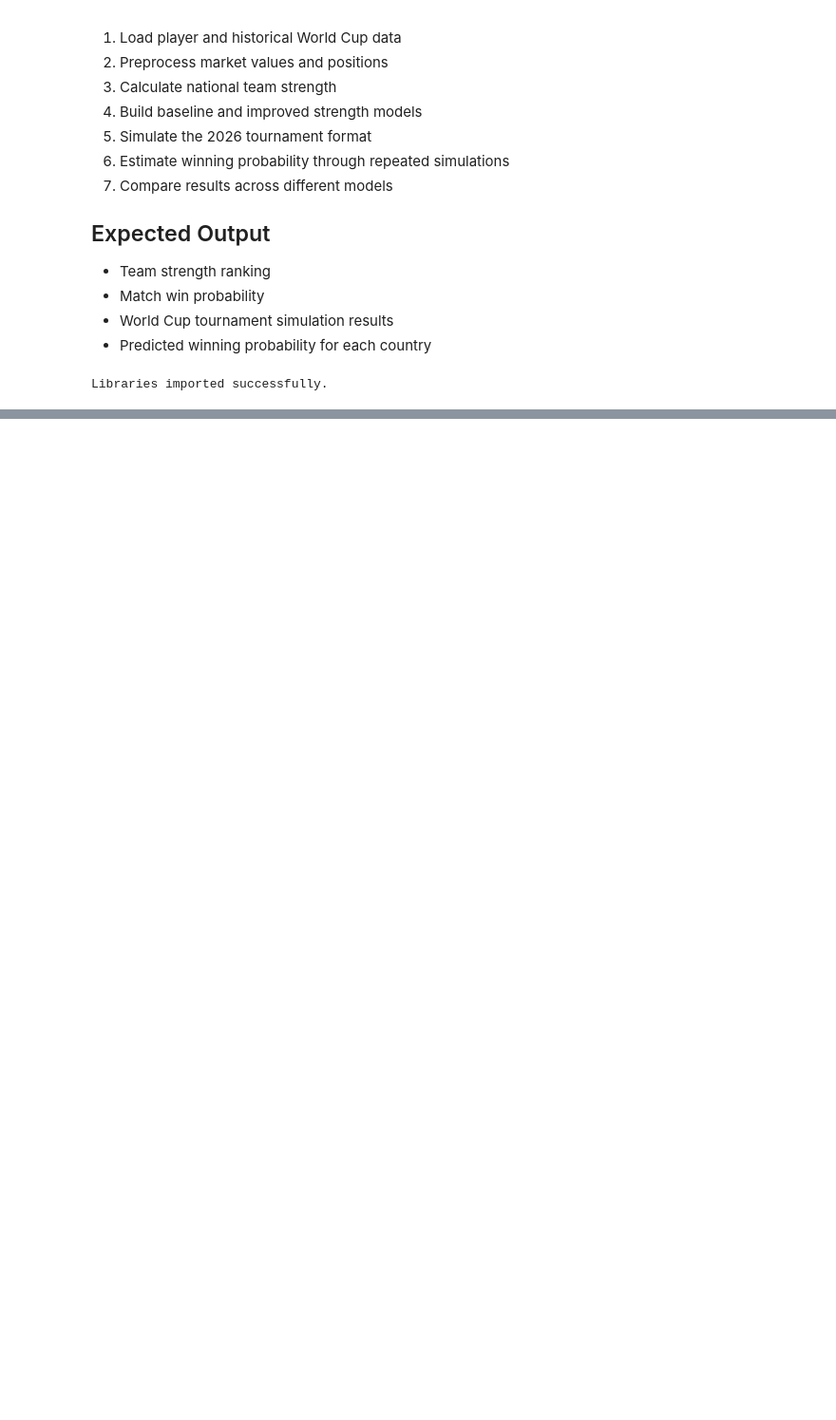
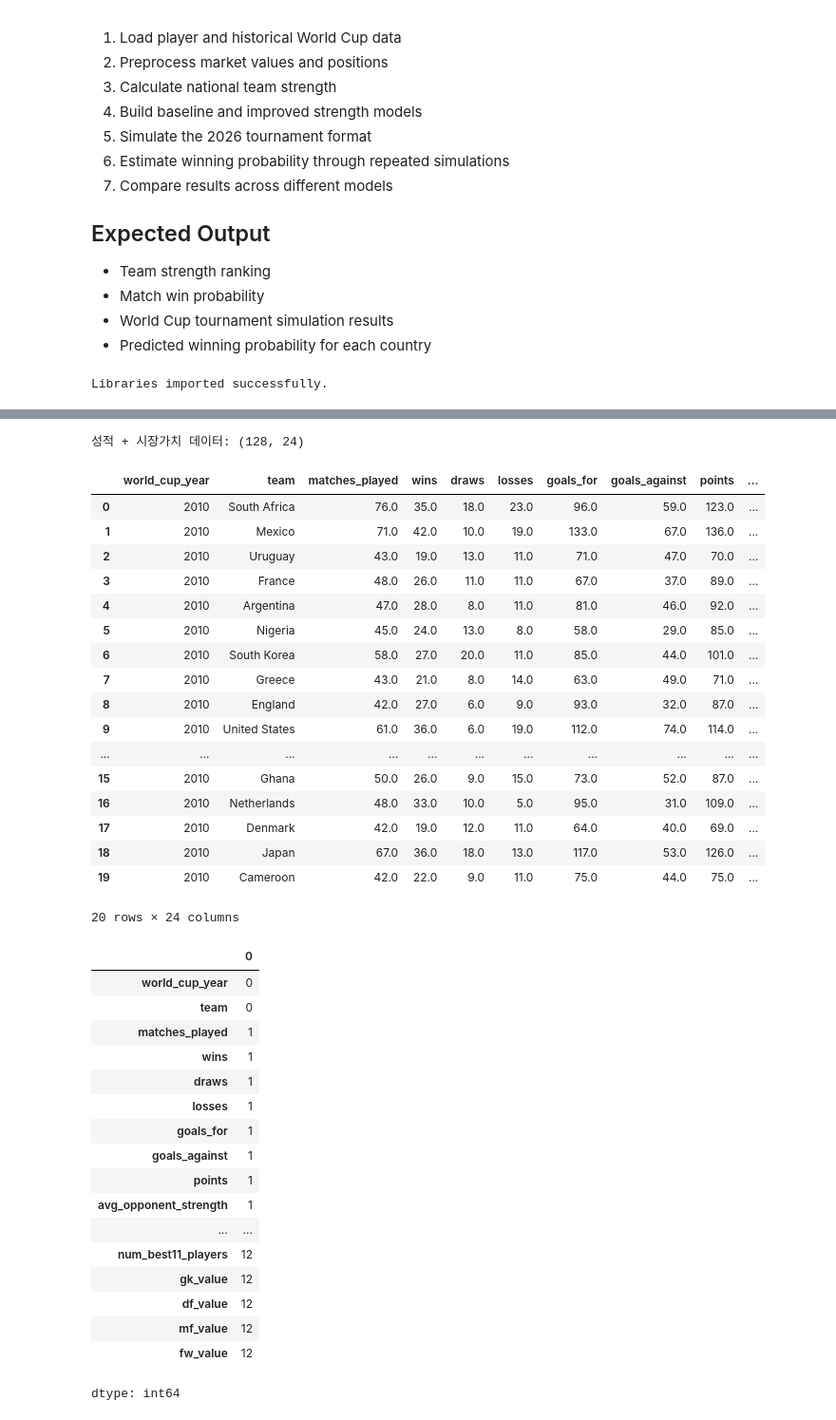
Before and after one commit to seop-byte/worldcup-2026-winner-prediction, a Jupyter notebook: worldcup_2026_prediction.ipynb, the cells around one changed output, grey strips where cells are left out. Shown at 95% size. Drawn from its saved outputs; the diff is of its cells as text; code cells hidden in the pictures; blank space fills up the shorter version.

```diff
--- a/worldcup_2026_prediction.ipynb
+++ b/worldcup_2026_prediction.ipynb
@@ -35,0 +357,15 @@ Libraries imported successfully.
+# %%
+# 특정 월드컵 기준일 이전의 선수별 최신 시장가치 가져오기
+
+def get_latest_values_before_cutoff(df, cutoff_date, wc_year):
+    cutoff_date = pd.to_datetime(cutoff_date)
+
+    temp = df[df["date"] <= cutoff_date].copy()
+
+    # 선수별로 기준일 이전 가장 최근 시장가치만 남김
+    temp = temp.sort_values(["player_id", "date"])
+    latest = temp.groupby("player_id").tail(1).copy()
+
+    latest["world_cup_year"] = wc_year
+
+    return latest
@@ -35,0 +782,52 @@ Libraries imported successfully.
+# %%
+# 월드컵 참가국 기준으로 시장가치 데이터 다시 붙이기
+
+final_base = team_stats_wc.merge(
+    all_market_values,
+    on=["world_cup_year", "team"],
+    how="left"
+)
+
+print("성적 + 시장가치 데이터:", final_base.shape)
+display(final_base.head(20))
+
+# 결측치 확인
+display(final_base.isnull().sum())
+# %% [output]
+성적 + 시장가치 데이터: (128, 24)
+|  | world_cup_year | team | matches_played | wins | draws | losses | goals_for | goals_against | points | ... |
+| 0 | 2010 | South Africa | 76.0 | 35.0 | 18.0 | 23.0 | 96.0 | 59.0 | 123.0 | ... |
+| 1 | 2010 | Mexico | 71.0 | 42.0 | 10.0 | 19.0 | 133.0 | 67.0 | 136.0 | ... |
+| 2 | 2010 | Uruguay | 43.0 | 19.0 | 13.0 | 11.0 | 71.0 | 47.0 | 70.0 | ... |
+| 3 | 2010 | France | 48.0 | 26.0 | 11.0 | 11.0 | 67.0 | 37.0 | 89.0 | ... |
+| 4 | 2010 | Argentina | 47.0 | 28.0 | 8.0 | 11.0 | 81.0 | 46.0 | 92.0 | ... |
+| 5 | 2010 | Nigeria | 45.0 | 24.0 | 13.0 | 8.0 | 58.0 | 29.0 | 85.0 | ... |
+| 6 | 2010 | South Korea | 58.0 | 27.0 | 20.0 | 11.0 | 85.0 | 44.0 | 101.0 | ... |
+| 7 | 2010 | Greece | 43.0 | 21.0 | 8.0 | 14.0 | 63.0 | 49.0 | 71.0 | ... |
+| 8 | 2010 | England | 42.0 | 27.0 | 6.0 | 9.0 | 93.0 | 32.0 | 87.0 | ... |
+| 9 | 2010 | United States | 61.0 | 36.0 | 6.0 | 19.0 | 112.0 | 74.0 | 114.0 | ... |
+| ... | ... | ... | ... | ... | ... | ... | ... | ... | ... | ... |
+| 15 | 2010 | Ghana | 50.0 | 26.0 | 9.0 | 15.0 | 73.0 | 52.0 | 87.0 | ... |
+| 16 | 2010 | Netherlands | 48.0 | 33.0 | 10.0 | 5.0 | 95.0 | 31.0 | 109.0 | ... |
+| 17 | 2010 | Denmark | 42.0 | 19.0 | 12.0 | 11.0 | 64.0 | 40.0 | 69.0 | ... |
+| 18 | 2010 | Japan | 67.0 | 36.0 | 18.0 | 13.0 | 117.0 | 53.0 | 126.0 | ... |
+| 19 | 2010 | Cameroon | 42.0 | 22.0 | 9.0 | 11.0 | 75.0 | 44.0 | 75.0 | ... |
+20 rows × 24 columns
+|  | 0 |
+| world_cup_year | 0 |
+| team | 0 |
+| matches_played | 1 |
+| wins | 1 |
+| draws | 1 |
+| losses | 1 |
+| goals_for | 1 |
+| goals_against | 1 |
+| points | 1 |
+| avg_opponent_strength | 1 |
+| ... | ... |
+| num_best11_players | 12 |
+| gk_value | 12 |
+| df_value | 12 |
+| mf_value | 12 |
+| fw_value | 12 |
+dtype: int64
```
Also changed, not shown: parts of 17 cells of this notebook.
